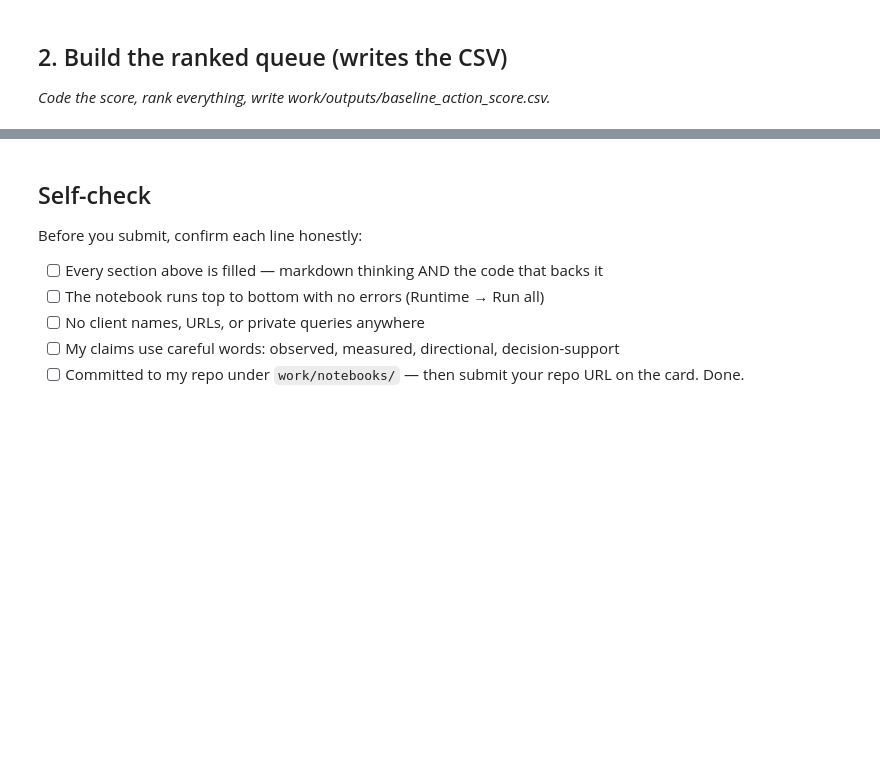
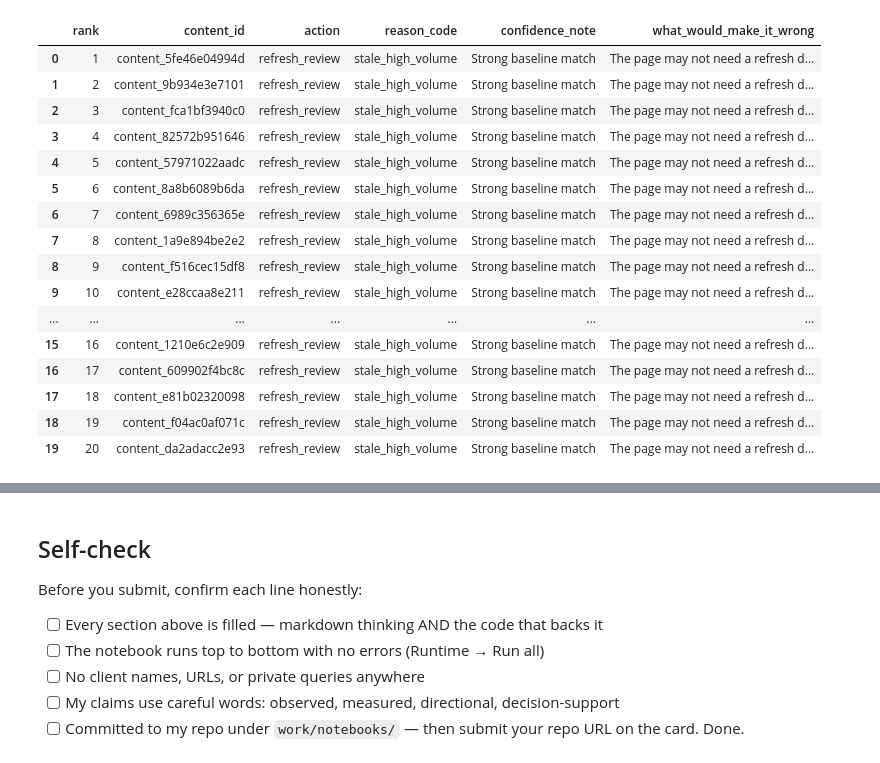
Before and after one commit to Ali0678/FlyRank-Internship, a Jupyter notebook: work/notebooks/w04_baseline_score.ipynb, the cells around one changed output, grey strips where cells are left out. Saved outputs shown, nothing was run; the diff lists cells and outputs as text; code cells hidden in the pictures; blank space fills up the shorter version.

```diff
--- a/work/notebooks/w04_baseline_score.ipynb
+++ b/work/notebooks/w04_baseline_score.ipynb
@@ -13,7 +203,47 @@ This skeleton is yours to fill. Work the sections **in order** — each one has
 # %%
 # This cell is for CODE (numbers, a query, a check).
 # Write your text answer in the cell ABOVE this one — typing sentences here breaks Run All.
+
+top20 = baseline.head(20).copy()
+
+top20["confidence_note"] = np.where(
+    (top20["content_age_days"] >= 365) &
+    (top20["impressions_90d"] >= 1000),
+    "Strong baseline match",
+    "Moderate baseline match"
+)
+
+top20["what_would_make_it_wrong"] = (
+    "The page may not need a refresh despite being old and visible."
+)
+
+review = top20[
+    [
+        "rank",
+        "content_id",
+        "action",
+        "reason_code",
+        "confidence_note",
+        "what_would_make_it_wrong"
+    ]
+]
+
+display(review)
+# %% [output]
+|  | rank | content_id | action | reason_code | confidence_note | what_would_make_it_wrong |
+| 0 | 1 | content_5fe46e04994d | refresh_review | stale_high_volume | Strong baseline match | The page may not need a refresh d... |
+| 1 | 2 | content_9b934e3e7101 | refresh_review | stale_high_volume | Strong baseline match | The page may not need a refresh d... |
+| 2 | 3 | content_fca1bf3940c0 | refresh_review | stale_high_volume | Strong baseline match | The page may not need a refresh d... |
+| 3 | 4 | content_82572b951646 | refresh_review | stale_high_volume | Strong baseline match | The page may not need a refresh d... |
+| 4 | 5 | content_57971022aadc | refresh_review | stale_high_volume | Strong baseline match | The page may not need a refresh d... |
+| 5 | 6 | content_8a8b6089b6da | refresh_review | stale_high_volume | Strong baseline match | The page may not need a refresh d... |
+| 6 | 7 | content_6989c356365e | refresh_review | stale_high_volume | Strong baseline match | The page may not need a refresh d... |
+| 7 | 8 | content_1a9e894be2e2 | refresh_review | stale_high_volume | Strong baseline match | The page may not need a refresh d... |
+| 8 | 9 | content_f516cec15df8 | refresh_review | stale_high_volume | Strong baseline match | The page may not need a refresh d... |
+| 9 | 10 | content_e28ccaa8e211 | refresh_review | stale_high_volume | Strong baseline match | The page may not need a refresh d... |
+| ... | ... | ... | ... | ... | ... | ... |
+| 15 | 16 | content_1210e6c2e909 | refresh_review | stale_high_volume | Strong baseline match | The page may not need a refresh d... |
+| 16 | 17 | content_609902f4bc8c | refresh_review | stale_high_volume | Strong baseline match | The page may not need a refresh d... |
+| 17 | 18 | content_e81b02320098 | refresh_review | stale_high_volume | Strong baseline match | The page may not need a refresh d... |
+| 18 | 19 | content_f04ac0af071c | refresh_review | stale_high_volume | Strong baseline match | The page may not need a refresh d... |
+| 19 | 20 | content_da2adacc2e93 | refresh_review | stale_high_volume | Strong baseline match | The page may not need a refresh d... |
-# %% [markdown]
-## 2. Build the ranked queue (writes the CSV)
-
-*Code the score, rank everything, write work/outputs/baseline_action_score.csv.*
```
Also changed, not shown: parts of 14 cells of this notebook.
